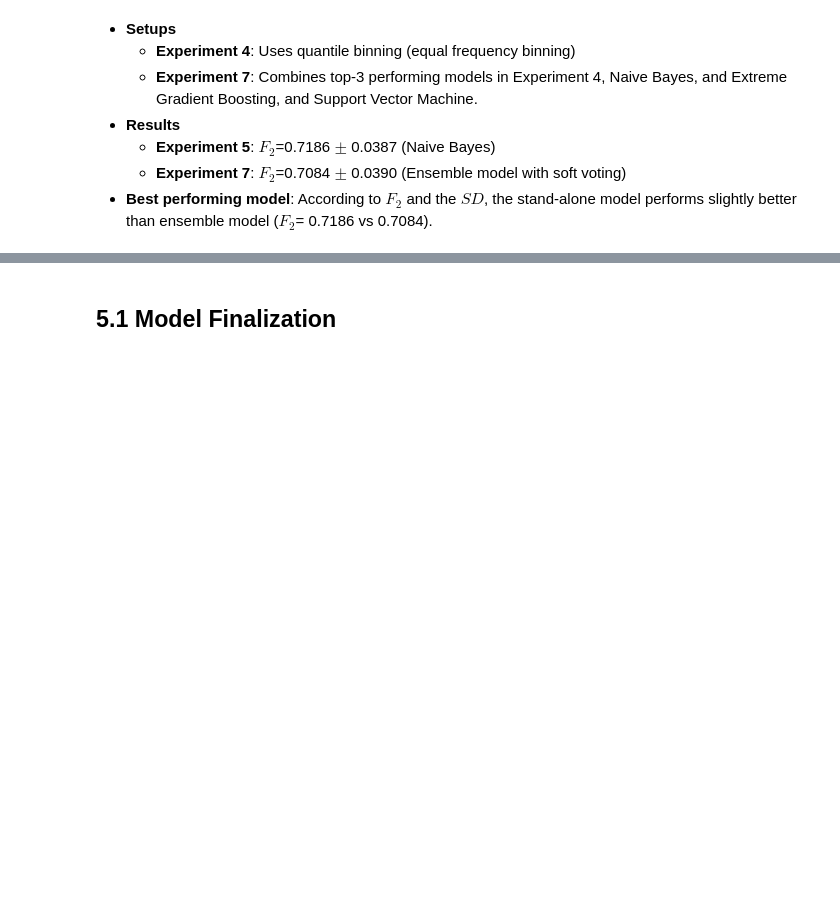
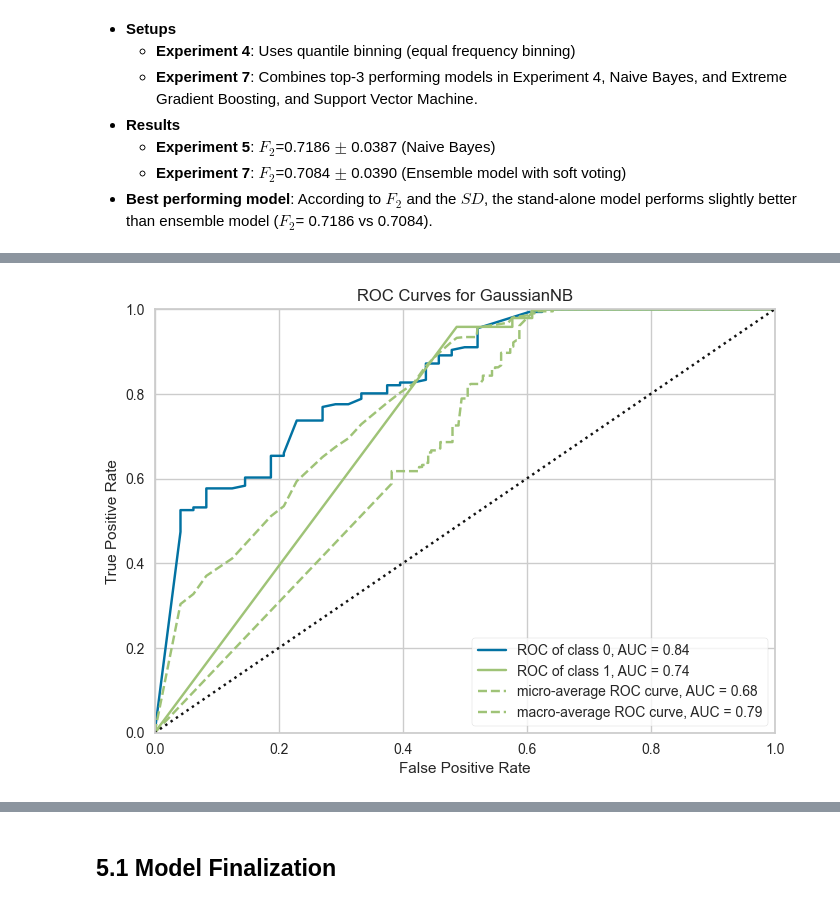
Before and after one commit to LingAdeu/hotel-booking-cancelation-prediction, a Jupyter notebook: notebook/notebook.ipynb, the cells around one changed output, grey strips where cells are left out. Cells and saved outputs as stored; diff of their text form; code cells hidden in the pictures; blank space fills up the shorter version.

```diff
--- a/notebook/notebook.ipynb
+++ b/notebook/notebook.ipynb
@@ -1813,0 +1852,4 @@ print(eval3.loc['Exp7_Mean', 'F2'] - eval3.loc['Exp7_Std', 'F2'],
+# %%
+# get roc-auc plot
+exp4.plot_model(exp4_tuned_bm, plot = 'auc')
+# %% [output]
@@ -1813,0 +1857 @@ print(eval3.loc['Exp7_Mean', 'F2'] - eval3.loc['Exp7_Std', 'F2'],
+[figure, added]
```
Also changed, not shown: parts of 54 cells of this notebook, 3 other files.
